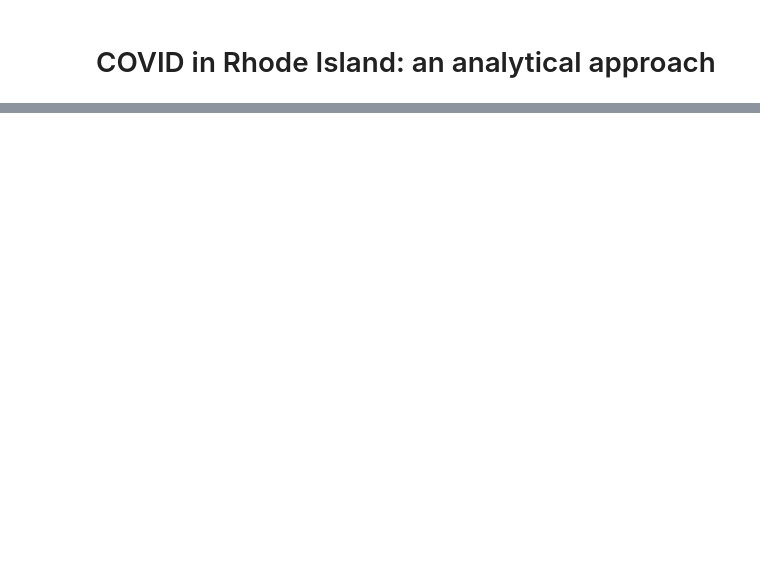
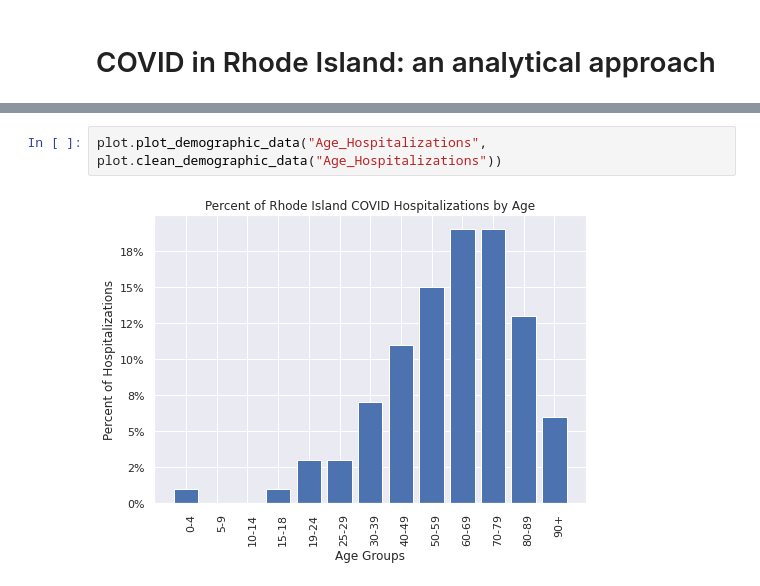
Before and after one commit to zdubash/rhody-covid, a Jupyter notebook: Computational-Essay.ipynb, the cells around one changed output, grey strips where cells are left out. Saved outputs shown, nothing was run; the diff lists cells and outputs as text; blank space fills up the shorter version.

```diff
--- a/Computational-Essay.ipynb
+++ b/Computational-Essay.ipynb
@@ -94,0 +64,4 @@ dataByNeighbourhood.sort_values('count', ascending=False).head(10)
+# %%
+plot.plot_demographic_data("Age_Hospitalizations", plot.clean_demographic_data("Age_Hospitalizations"))
+# %% [output]
+[figure, added]
```
Also changed, not shown: parts of 37 cells of this notebook, 3 other files.
